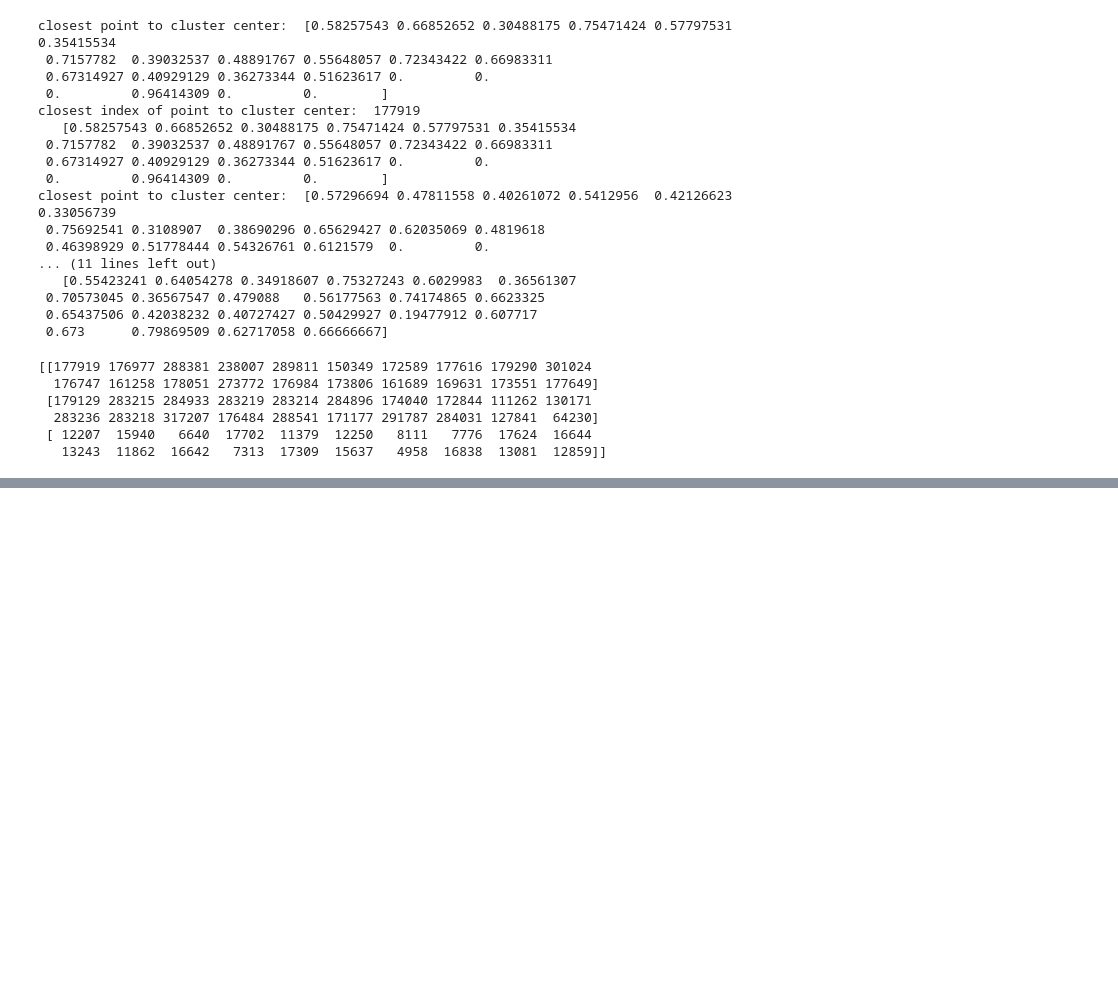
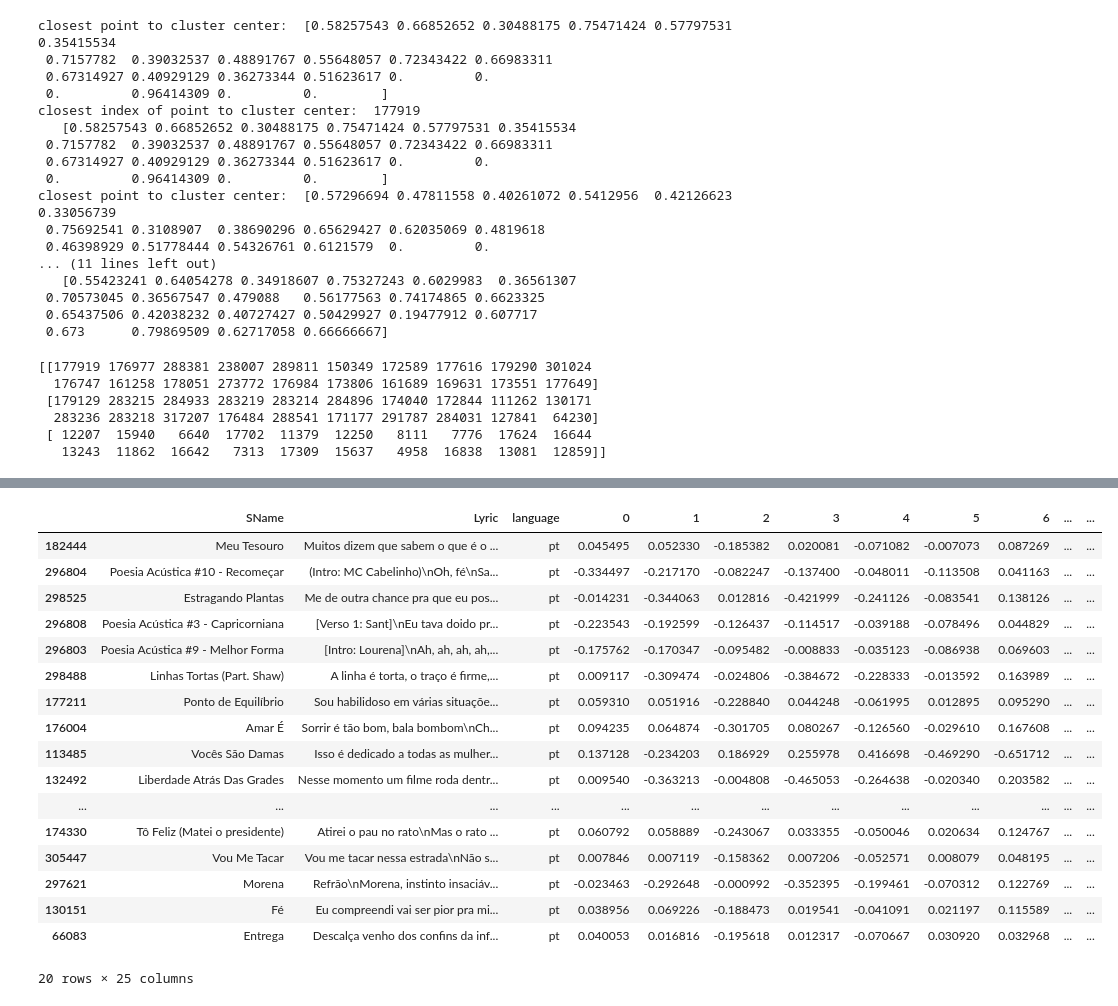
Before and after one commit to sabinacatherine/Spotify-Playlist, a Jupyter notebook: Spotify_playlists.ipynb, the cells around one changed output, grey strips where cells are left out. Cells and saved outputs as stored; diff of their text form; code cells hidden in the pictures; blank space fills up the shorter version.

```diff
--- a/Spotify_playlists.ipynb
+++ b/Spotify_playlists.ipynb
@@ -527,0 +549,21 @@ print(ind)
+# %%
+pt_concat.iloc[ind[1]]
+# %% [output]
+|  | SName | Lyric | language | 0 | 1 | 2 | 3 | 4 | 5 | 6 | ... | ... |
+| 182444 | Meu Tesouro | Muitos dizem que sabem o que é o ... | pt | 0.045495 | 0.052330 | -0.185382 | 0.020081 | -0.071082 | -0.007073 | 0.087269 | ... | ... |
+| 296804 | Poesia Acústica #10 - Recomeçar | (Intro: MC Cabelinho)\nOh, fé\nSa... | pt | -0.334497 | -0.217170 | -0.082247 | -0.137400 | -0.048011 | -0.113508 | 0.041163 | ... | ... |
+| 298525 | Estragando Plantas | Me de outra chance pra que eu pos... | pt | -0.014231 | -0.344063 | 0.012816 | -0.421999 | -0.241126 | -0.083541 | 0.138126 | ... | ... |
+| 296808 | Poesia Acústica #3 - Capricorniana | [Verso 1: Sant]\nEu tava doido pr... | pt | -0.223543 | -0.192599 | -0.126437 | -0.114517 | -0.039188 | -0.078496 | 0.044829 | ... | ... |
+| 296803 | Poesia Acústica #9 - Melhor Forma | [Intro: Lourena]\nAh, ah, ah, ah,... | pt | -0.175762 | -0.170347 | -0.095482 | -0.008833 | -0.035123 | -0.086938 | 0.069603 | ... | ... |
+| 298488 | Linhas Tortas (Part. Shaw) | A linha é torta, o traço é firme,... | pt | 0.009117 | -0.309474 | -0.024806 | -0.384672 | -0.228333 | -0.013592 | 0.163989 | ... | ... |
+| 177211 | Ponto de Equilíbrio | Sou habilidoso em várias situaçõe... | pt | 0.059310 | 0.051916 | -0.228840 | 0.044248 | -0.061995 | 0.012895 | 0.095290 | ... | ... |
+| 176004 | Amar É | Sorrir é tão bom, bala bombom\nCh... | pt | 0.094235 | 0.064874 | -0.301705 | 0.080267 | -0.126560 | -0.029610 | 0.167608 | ... | ... |
+| 113485 | Vocês São Damas | Isso é dedicado a todas as mulher... | pt | 0.137128 | -0.234203 | 0.186929 | 0.255978 | 0.416698 | -0.469290 | -0.651712 | ... | ... |
+| 132492 | Liberdade Atrás Das Grades | Nesse momento um filme roda dentr... | pt | 0.009540 | -0.363213 | -0.004808 | -0.465053 | -0.264638 | -0.020340 | 0.203582 | ... | ... |
+| ... | ... | ... | ... | ... | ... | ... | ... | ... | ... | ... | ... | ... |
+| 174330 | Tô Feliz (Matei o presidente) | Atirei o pau no rato\nMas o rato ... | pt | 0.060792 | 0.058889 | -0.243067 | 0.033355 | -0.050046 | 0.020634 | 0.124767 | ... | ... |
+| 305447 | Vou Me Tacar | Vou me tacar nessa estrada\nNão s... | pt | 0.007846 | 0.007119 | -0.158362 | 0.007206 | -0.052571 | 0.008079 | 0.048195 | ... | ... |
+| 297621 | Morena | Refrão\nMorena, instinto insaciáv... | pt | -0.023463 | -0.292648 | -0.000992 | -0.352395 | -0.199461 | -0.070312 | 0.122769 | ... | ... |
+| 130151 | Fé | Eu compreendi vai ser pior pra mi... | pt | 0.038956 | 0.069226 | -0.188473 | 0.019541 | -0.041091 | 0.021197 | 0.115589 | ... | ... |
+| 66083 | Entrega | Descalça venho dos confins da inf... | pt | 0.040053 | 0.016816 | -0.195618 | 0.012317 | -0.070667 | 0.030920 | 0.032968 | ... | ... |
+20 rows × 25 columns
```
Also changed, not shown: parts of 2 cells of this notebook.
